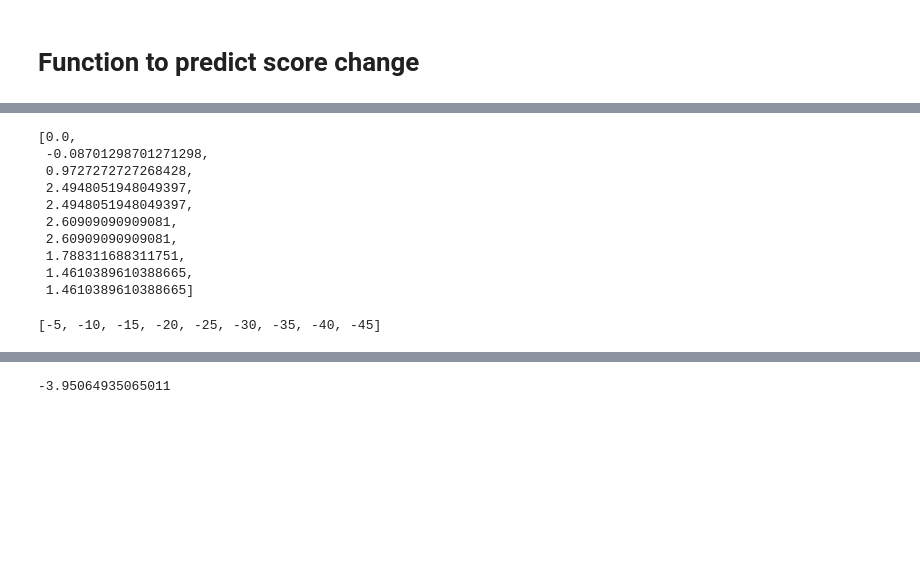
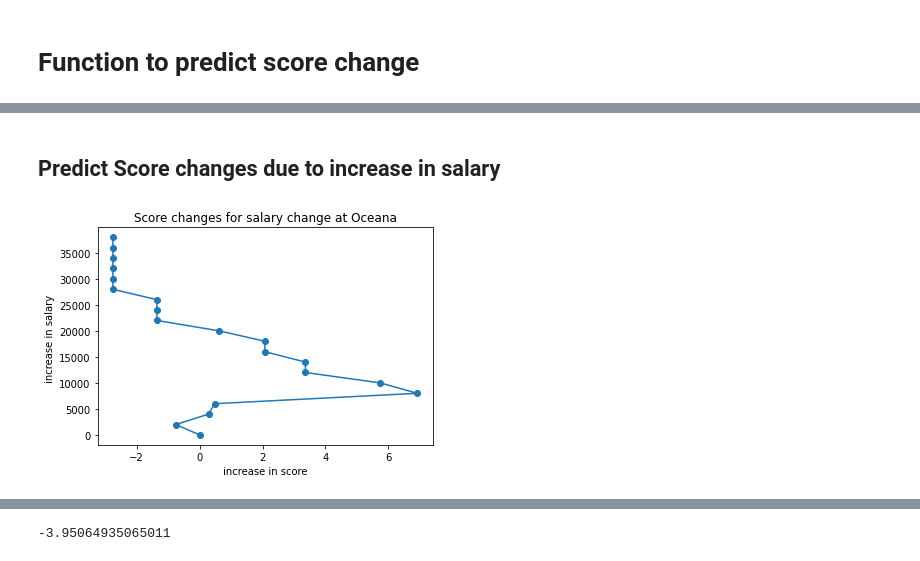
Before and after one commit to misterrustia/California_Testing_Analysis, a Jupyter notebook: notebooks/modeling/Modeling_1.ipynb, the cells around one changed output, grey strips where cells are left out. Drawn from its saved outputs; the diff is of its cells as text; code cells hidden in the pictures; blank space fills up the shorter version.

Commit message:
multiple features modeled

```diff
--- a/notebooks/modeling/Modeling_1.ipynb
+++ b/notebooks/modeling/Modeling_1.ipynb
@@ -124,7 +113,6 @@ plt.show()
 # %% [markdown]
 #  Function to predict score change
 # %%
-# original
 def predict_change( model,df,school,demographic,features, deltas):
     """Isolate row of df and predict change in scores due to feature change"""
     school=df[df['School_Name'].str.startswith(school)]
@@ -133,10 +121,10 @@ def predict_change( model,df,school,demographic,features, deltas):
 
 
     row = row.drop(['Mean Scale Score', 'County_Name','District_Name', 'School_Name'],axis=1)
-
+    row = row.iloc[0].copy()
     adj_school = row.copy()
+    adj_school = pd.DataFrame(adj_school)
 
     for f,d in zip(features, deltas):
-        adj_school[f] += d
-
-    return model.predict(row).item(),(model.predict(adj_school).item() - model.predict(row).item()) ,model.predict(adj_school).item()
+        adj_school.loc[f] += d
+    return (model.predict(adj_school.values.reshape(1, -1)).item() - model.predict(row.values.reshape(1,-1)).item())
@@ -153,26 +131,21 @@ oceana.head()
-# %%
-teacher_delta = [i for i in range(0,50,5)]
-
-score_deltas = [predict_change(model,df,
-                            'Oceana','Filipino',
-#                                "Graduate school/Post graduate",
-                            ['FTE_Teachers'],[delta]) for delta in teacher_delta]
-score_deltas
-# %% [output]
-[0.0,
- -0.08701298701271298,
- 0.9727272727268428,
- 2.4948051948049397,
- 2.4948051948049397,
- 2.60909090909081,
- 2.60909090909081,
- 1.788311688311751,
- 1.4610389610388665,
- 1.4610389610388665]
 # %%
 # model.X_columns
-# %%
-teacher_neg = [i for i in range(-5,-50,-5)]
-teacher_neg
-# %% [output]
-[-5, -10, -15, -20, -25, -30, -35, -40, -45]
+# %% [markdown]
+## Predict Score changes due to increase in salary
+# %%
+sal_change= [i for i in range(0,40000,2000)]
+# %%
+
+
+score_deltas = [predict_change(model,df,
+                            'Oceana','Filipino',
+                            ['Average Salary Paid'],[delta]) for delta in sal_change]
+score_deltas
+plt.plot(score_deltas,sal_change, 'o-')
+plt.title('Score changes for salary change at Oceana')
+plt.xlabel('increase in score')
+plt.ylabel('increase in salary ')
+# plt.gca().invert_xaxis()
+plt.show()
+# %% [output]
+[figure, added]
```
Also changed, not shown: parts of 40 cells of this notebook, 1 other file.
